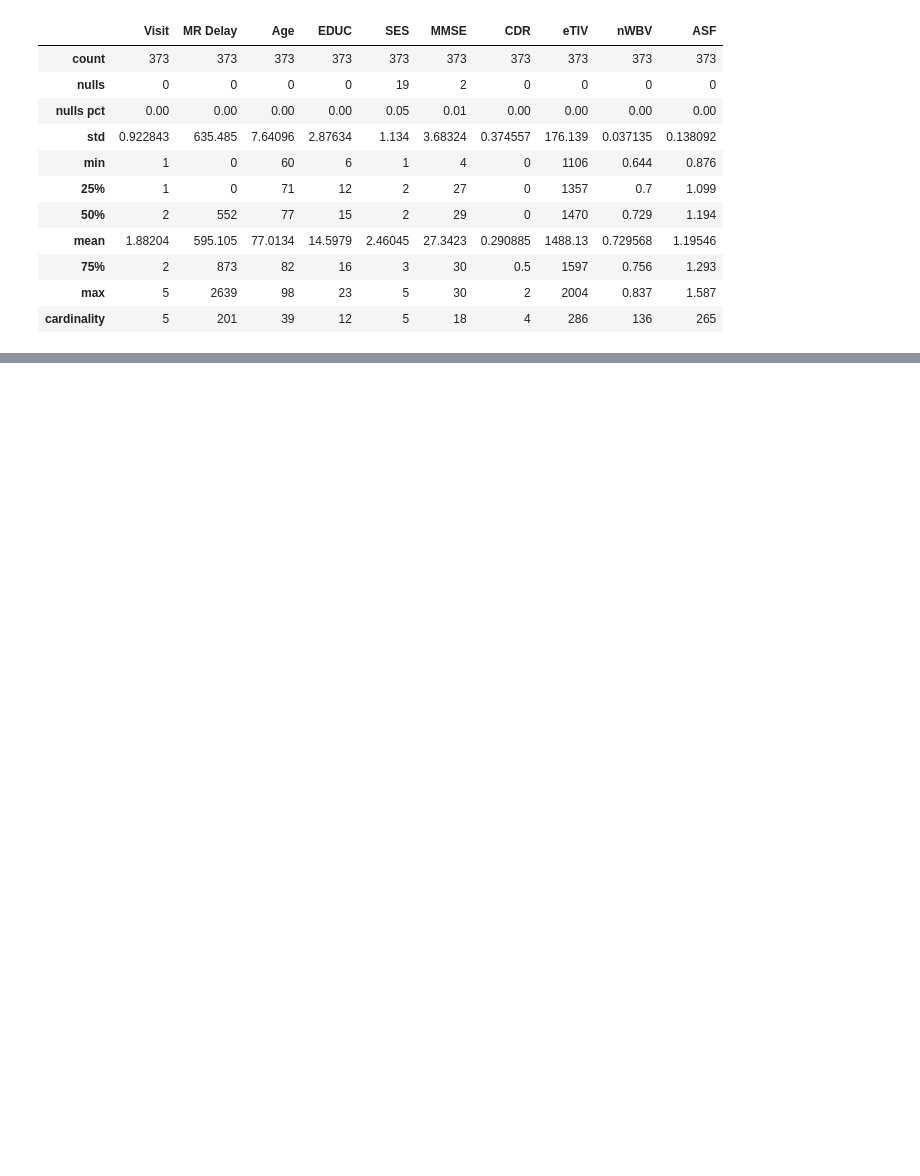
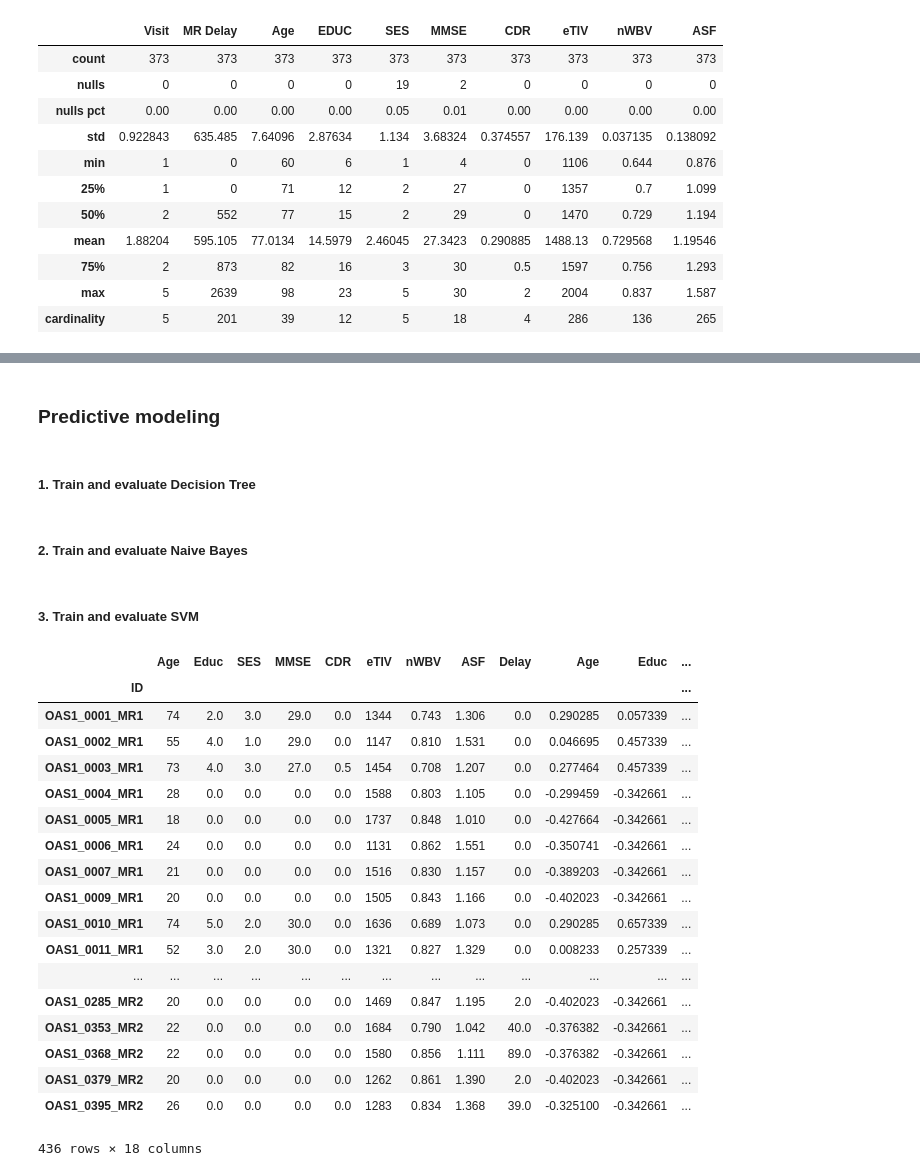
Before and after one commit to jlouie3/Conda_Notebooks, a Jupyter notebook: Projects/DementiaPrediction/1_Intro_and_Import.ipynb, the cells around one changed output, grey strips where cells are left out. Cells and saved outputs as stored; diff of their text form; code cells hidden in the pictures; blank space fills up the shorter version.

```diff
--- a/Projects/DementiaPrediction/1_Intro_and_Import.ipynb
+++ b/Projects/DementiaPrediction/1_Intro_and_Import.ipynb
@@ -116,0 +193,32 @@ plt.show()
+# %% [markdown]
+### Predictive modeling
+# %% [markdown]
+##### 1. Train and evaluate Decision Tree
+# %% [markdown]
+##### 2. Train and evaluate Naive Bayes
+# %% [markdown]
+##### 3. Train and evaluate SVM
+# %%
+df_norm = pd.DataFrame(plot_df.apply(lambda x: (x-x.mean()) / (x.max()-x.min())))
+# %%
+pd.concat([plot_df,df_norm],axis=1)
+# %% [output]
+|  | Age | Educ | SES | MMSE | CDR | eTIV | nWBV | ASF | Delay | Age | Educ | ... |
+| ID |  |  |  |  |  |  |  |  |  |  |  | ... |
+| OAS1_0001_MR1 | 74 | 2.0 | 3.0 | 29.0 | 0.0 | 1344 | 0.743 | 1.306 | 0.0 | 0.290285 | 0.057339 | ... |
+| OAS1_0002_MR1 | 55 | 4.0 | 1.0 | 29.0 | 0.0 | 1147 | 0.810 | 1.531 | 0.0 | 0.046695 | 0.457339 | ... |
+| OAS1_0003_MR1 | 73 | 4.0 | 3.0 | 27.0 | 0.5 | 1454 | 0.708 | 1.207 | 0.0 | 0.277464 | 0.457339 | ... |
+| OAS1_0004_MR1 | 28 | 0.0 | 0.0 | 0.0 | 0.0 | 1588 | 0.803 | 1.105 | 0.0 | -0.299459 | -0.342661 | ... |
+| OAS1_0005_MR1 | 18 | 0.0 | 0.0 | 0.0 | 0.0 | 1737 | 0.848 | 1.010 | 0.0 | -0.427664 | -0.342661 | ... |
+| OAS1_0006_MR1 | 24 | 0.0 | 0.0 | 0.0 | 0.0 | 1131 | 0.862 | 1.551 | 0.0 | -0.350741 | -0.342661 | ... |
+| OAS1_0007_MR1 | 21 | 0.0 | 0.0 | 0.0 | 0.0 | 1516 | 0.830 | 1.157 | 0.0 | -0.389203 | -0.342661 | ... |
+| OAS1_0009_MR1 | 20 | 0.0 | 0.0 | 0.0 | 0.0 | 1505 | 0.843 | 1.166 | 0.0 | -0.402023 | -0.342661 | ... |
+| OAS1_0010_MR1 | 74 | 5.0 | 2.0 | 30.0 | 0.0 | 1636 | 0.689 | 1.073 | 0.0 | 0.290285 | 0.657339 | ... |
+| OAS1_0011_MR1 | 52 | 3.0 | 2.0 | 30.0 | 0.0 | 1321 | 0.827 | 1.329 | 0.0 | 0.008233 | 0.257339 | ... |
+| ... | ... | ... | ... | ... | ... | ... | ... | ... | ... | ... | ... | ... |
+| OAS1_0285_MR2 | 20 | 0.0 | 0.0 | 0.0 | 0.0 | 1469 | 0.847 | 1.195 | 2.0 | -0.402023 | -0.342661 | ... |
+| OAS1_0353_MR2 | 22 | 0.0 | 0.0 | 0.0 | 0.0 | 1684 | 0.790 | 1.042 | 40.0 | -0.376382 | -0.342661 | ... |
+| OAS1_0368_MR2 | 22 | 0.0 | 0.0 | 0.0 | 0.0 | 1580 | 0.856 | 1.111 | 89.0 | -0.376382 | -0.342661 | ... |
+| OAS1_0379_MR2 | 20 | 0.0 | 0.0 | 0.0 | 0.0 | 1262 | 0.861 | 1.390 | 2.0 | -0.402023 | -0.342661 | ... |
+| OAS1_0395_MR2 | 26 | 0.0 | 0.0 | 0.0 | 0.0 | 1283 | 0.834 | 1.368 | 39.0 | -0.325100 | -0.342661 | ... |
+436 rows × 18 columns
```
Also changed, not shown: parts of 20 cells of this notebook, 1 other file.
